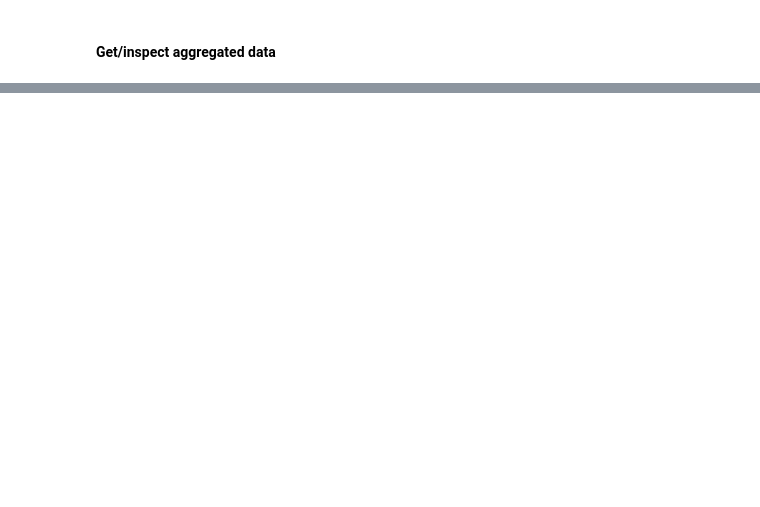
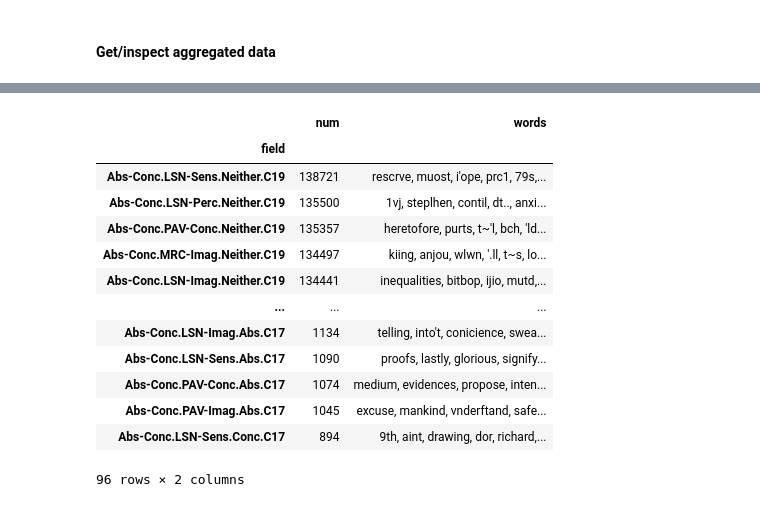
Before and after one commit to quadrismegistus/abslithist, a Jupyter notebook: 1-AbstractWords.ipynb, the cells around one changed output, grey strips where cells are left out. Drawn from its saved outputs; the diff is of its cells as text; code cells hidden in the pictures; blank space fills up the shorter version.

```diff
--- a/1-AbstractWords.ipynb
+++ b/1-AbstractWords.ipynb
@@ -135,0 +174,17 @@ get_vecnorms??
+# %%
+show_fields(vec_fields)
+# %% [output]
+|  | num | words |
+| field |  |  |
+| Abs-Conc.LSN-Sens.Neither.C19 | 138721 | rescrve, muost, i'ope, prc1, 79s,... |
+| Abs-Conc.LSN-Perc.Neither.C19 | 135500 | 1vj, steplhen, contil, dt.., anxi... |
+| Abs-Conc.PAV-Conc.Neither.C19 | 135357 | heretofore, purts, t~'l, bch, 'ld... |
+| Abs-Conc.MRC-Imag.Neither.C19 | 134497 | kiing, anjou, wlwn, '.ll, t~s, lo... |
+| Abs-Conc.LSN-Imag.Neither.C19 | 134441 | inequalities, bitbop, ijio, mutd,... |
+| ... | ... | ... |
+| Abs-Conc.LSN-Imag.Abs.C17 | 1134 | telling, into't, conicience, swea... |
+| Abs-Conc.LSN-Sens.Abs.C17 | 1090 | proofs, lastly, glorious, signify... |
+| Abs-Conc.PAV-Conc.Abs.C17 | 1074 | medium, evidences, propose, inten... |
+| Abs-Conc.PAV-Imag.Abs.C17 | 1045 | excuse, mankind, vnderftand, safe... |
+| Abs-Conc.LSN-Sens.Conc.C17 | 894 | 9th, aint, drawing, dor, richard,... |
+96 rows × 2 columns
```
Also changed, not shown: parts of 23 cells of this notebook, 5 other files.
